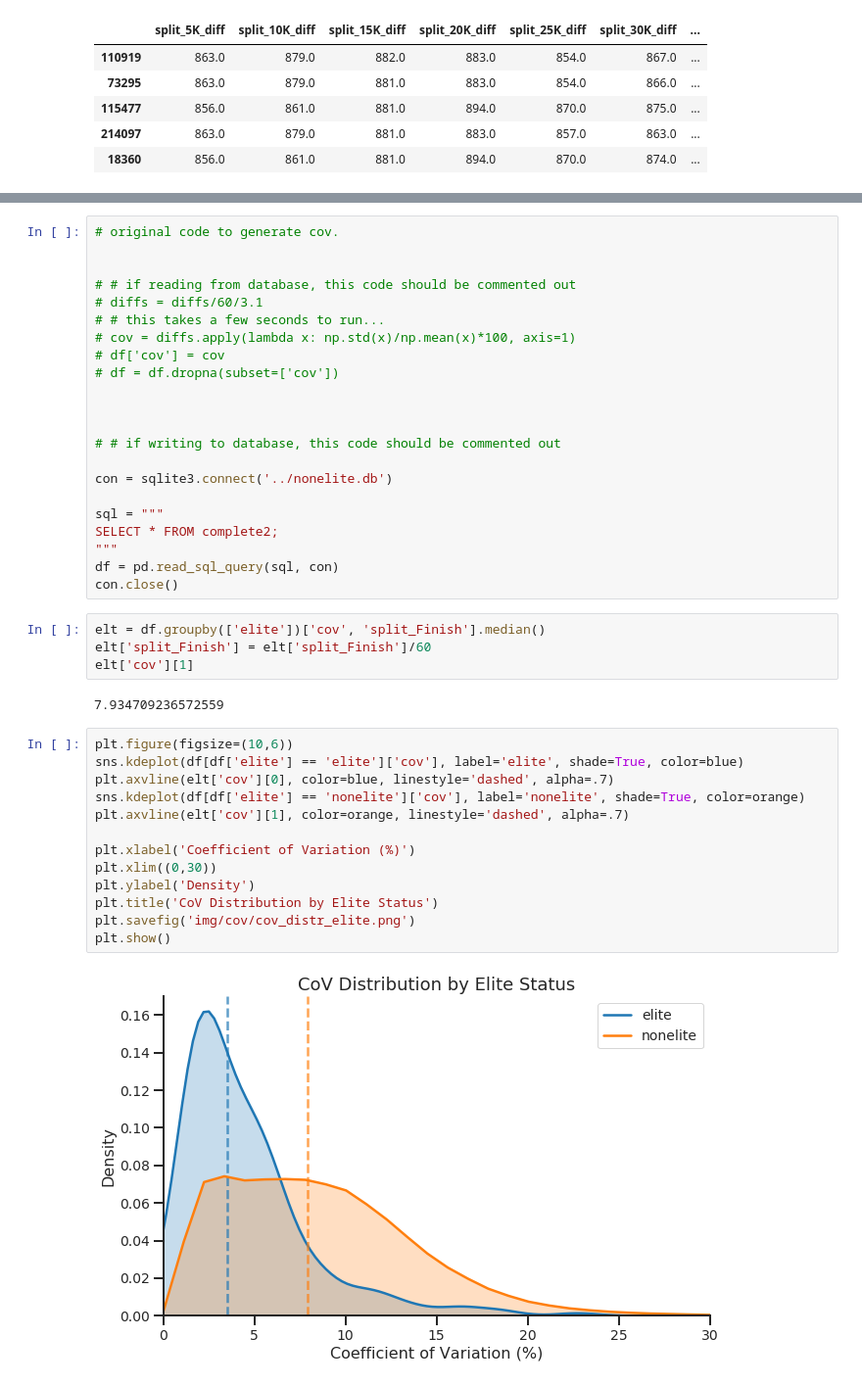
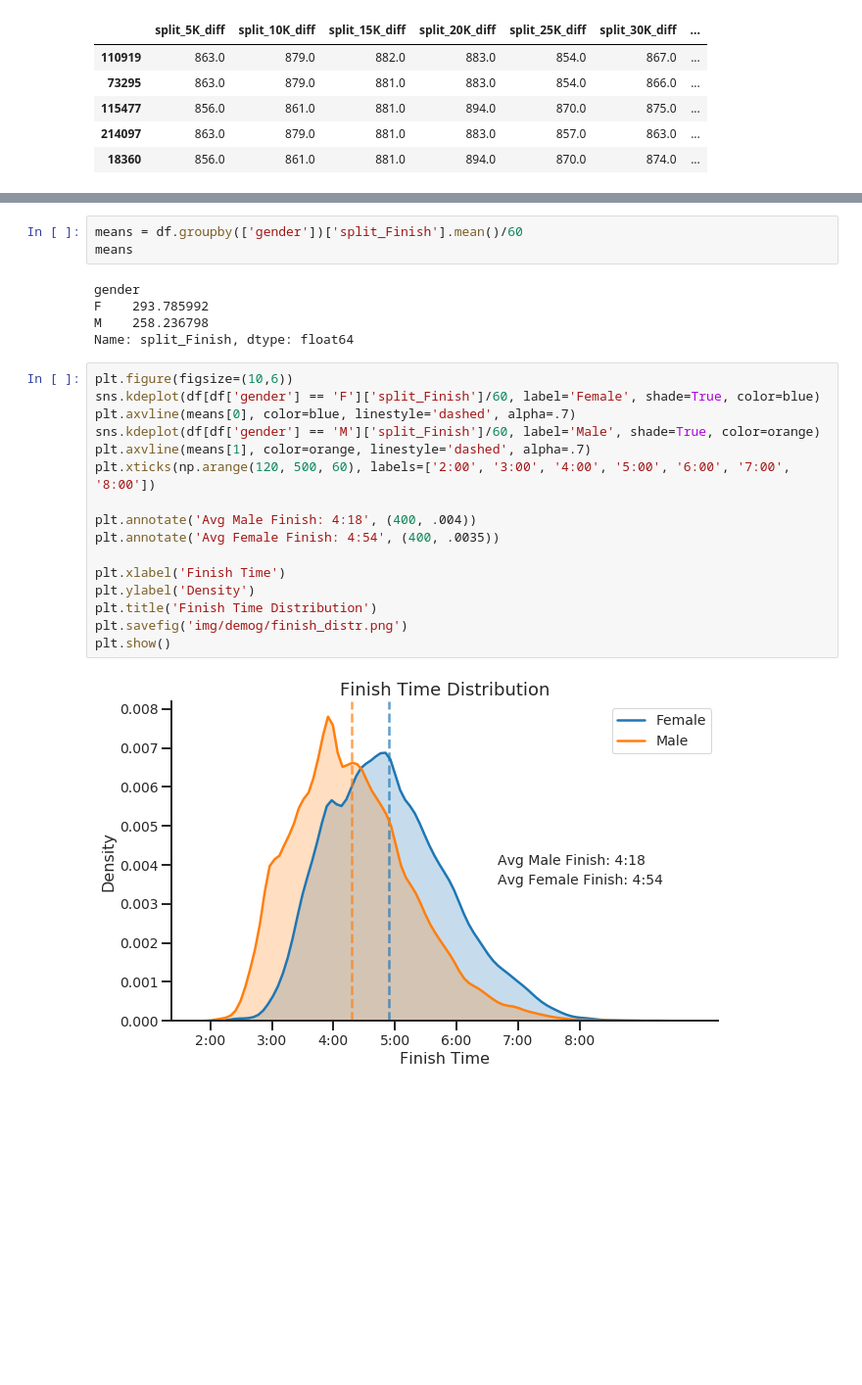
Before and after one commit to equan06/london_marathon, a Jupyter notebook: analysis/edaplots.ipynb, the cells around one changed output, grey strips where cells are left out. Shown at 98% size. Saved outputs shown, nothing was run; the diff lists cells and outputs as text; blank space fills up the shorter version.

```diff
--- a/analysis/edaplots.ipynb
+++ b/analysis/edaplots.ipynb
@@ -365,43 +396,26 @@ rows dropped: 6118
-# %%
-# original code to generate cov.
-
-
-# # if reading from database, this code should be commented out
-# diffs = diffs/60/3.1
-# # this takes a few seconds to run...
-# cov = diffs.apply(lambda x: np.std(x)/np.mean(x)*100, axis=1)
-# df['cov'] = cov
-# df = df.dropna(subset=['cov'])
-
-
-
-# # if writing to database, this code should be commented out
-
-con = sqlite3.connect('../nonelite.db')
-
-sql = """
-SELECT * FROM complete2;
-"""
-df = pd.read_sql_query(sql, con)
-con.close()
-# %%
-elt = df.groupby(['elite'])['cov', 'split_Finish'].median()
-elt['split_Finish'] = elt['split_Finish']/60
-elt['cov'][1]
-# %% [output]
-7.934709236572559
+# %%
+means = df.groupby(['gender'])['split_Finish'].mean()/60
+means
+# %% [output]
+gender
+F    293.785992
+M    258.236798
+Name: split_Finish, dtype: float64
 # %%
 plt.figure(figsize=(10,6))
-sns.kdeplot(df[df['elite'] == 'elite']['cov'], label='elite', shade=True, color=blue)
-plt.axvline(elt['cov'][0], color=blue, linestyle='dashed', alpha=.7)
-sns.kdeplot(df[df['elite'] == 'nonelite']['cov'], label='nonelite', shade=True, color=orange)
-plt.axvline(elt['cov'][1], color=orange, linestyle='dashed', alpha=.7)
+sns.kdeplot(df[df['gender'] == 'F']['split_Finish']/60, label='Female', shade=True, color=blue)
+plt.axvline(means[0], color=blue, linestyle='dashed', alpha=.7)
+sns.kdeplot(df[df['gender'] == 'M']['split_Finish']/60, label='Male', shade=True, color=orange)
+plt.axvline(means[1], color=orange, linestyle='dashed', alpha=.7)
+plt.xticks(np.arange(120, 500, 60), labels=['2:00', '3:00', '4:00', '5:00', '6:00', '7:00', '8:00'])
 
-plt.xlabel('Coefficient of Variation (%)')
-plt.xlim((0,30))
+plt.annotate('Avg Male Finish: 4:18', (400, .004))
+plt.annotate('Avg Female Finish: 4:54', (400, .0035))
+
+plt.xlabel('Finish Time')
 plt.ylabel('Density')
-plt.title('CoV Distribution by Elite Status')
-plt.savefig('img/cov/cov_distr_elite.png')
+plt.title('Finish Time Distribution')
+plt.savefig('img/demog/finish_distr.png')
 plt.show()
 # %% [output]
-[figure, old version]
+[figure, new version]
```
Also changed, not shown: parts of 50 cells of this notebook, 1 other file.
